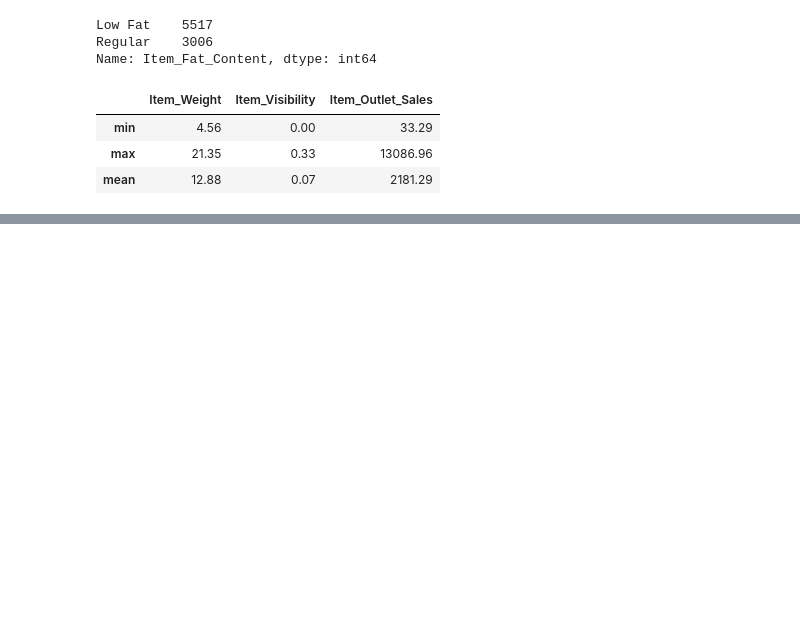
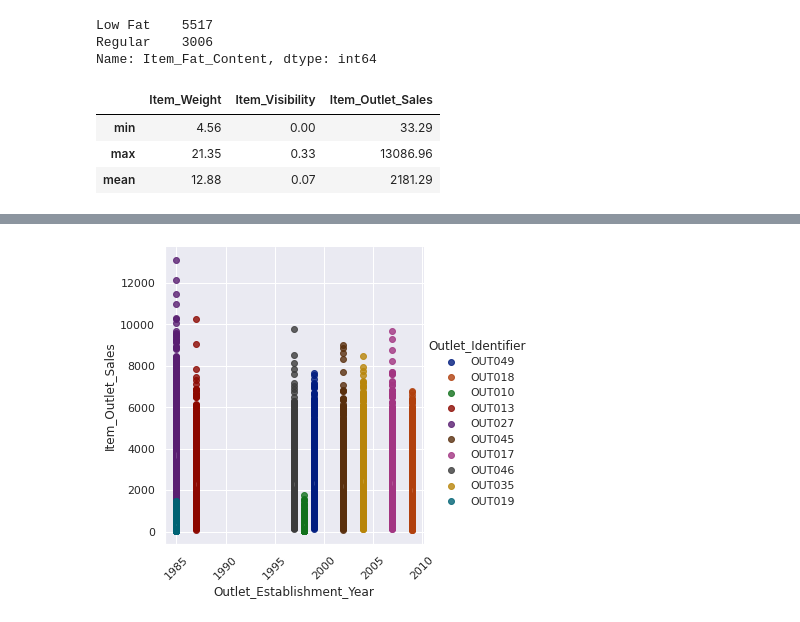
Before and after one commit to CapZondar/Python-first-steps, a Jupyter notebook: Food_Sales_Prediction.ipynb, the cells around one changed output, grey strips where cells are left out. Cells and saved outputs as stored; diff of their text form; code cells hidden in the pictures; blank space fills up the shorter version.

```diff
--- a/Food_Sales_Prediction.ipynb
+++ b/Food_Sales_Prediction.ipynb
@@ -150,0 +199,10 @@ round(df.agg({'Item_Weight':['min','max','mean'],
+# %%
+#We also want to check if the establishment year of the outlet is resulting in higher sales
+sns.set(style='darkgrid')
+
+sns.lmplot(data=df,x='Outlet_Establishment_Year',y='Item_Outlet_Sales',hue='Outlet_Identifier',palette='dark',)
+plt.xticks(rotation=45);
+
+#Very minimal effect on sales can be observed when basing on the establishment year
+# %% [output]
+[figure, added]
```
Also changed, not shown: parts of 7 cells of this notebook.
